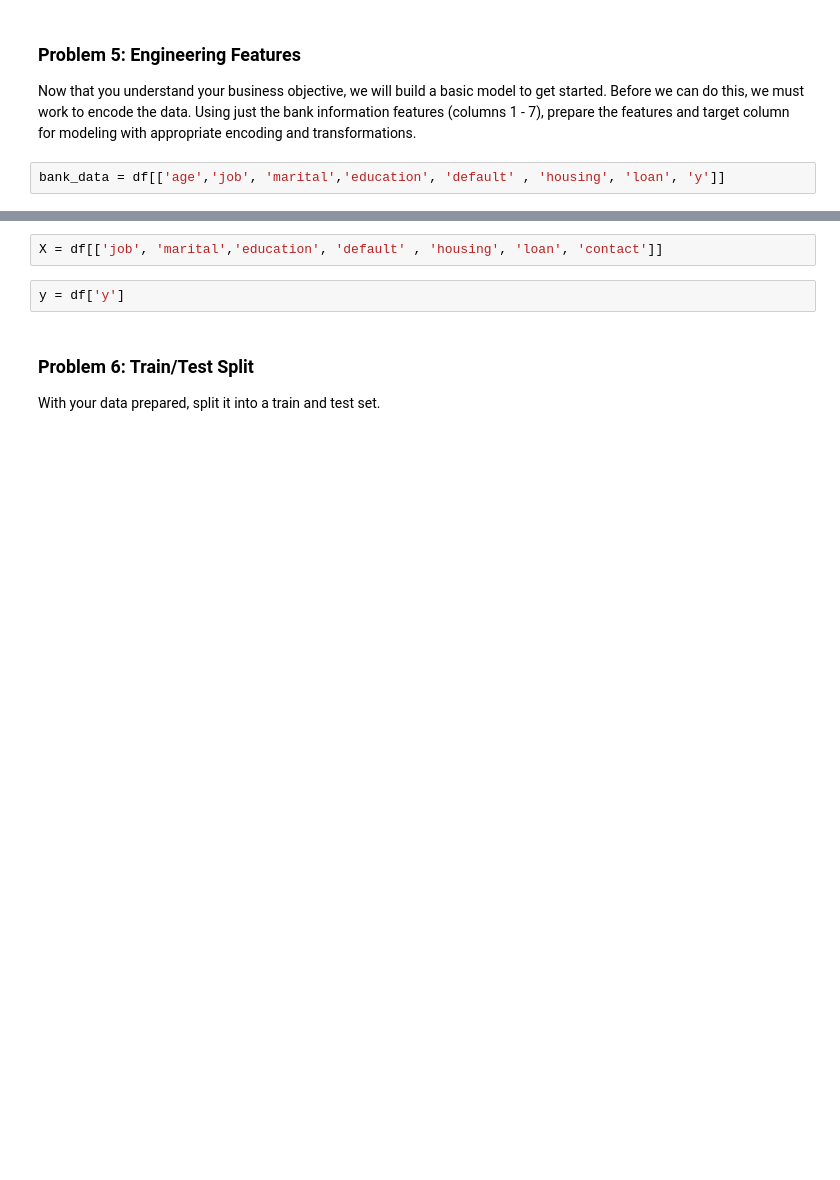
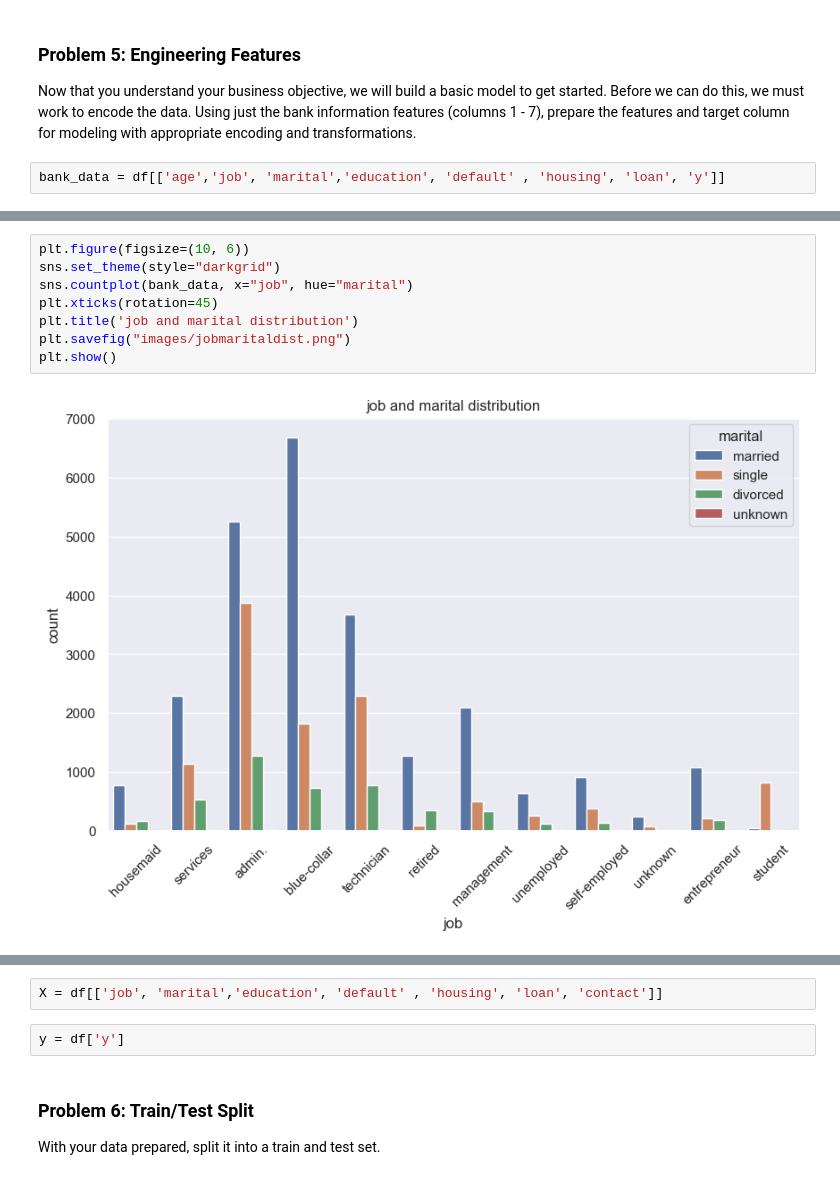
Before and after one commit to maskbit/classifier_comparison, a Jupyter notebook: prompt_III.ipynb, the cells around one changed output, grey strips where cells are left out. Drawn from its saved outputs; the diff is of its cells as text; blank space fills up the shorter version.

```diff
--- a/prompt_III.ipynb
+++ b/prompt_III.ipynb
@@ -147,0 +136,10 @@ profile.to_notebook_iframe()
+# %%
+plt.figure(figsize=(10, 6))
+sns.set_theme(style="darkgrid")
+sns.countplot(bank_data, x="job", hue="marital")
+plt.xticks(rotation=45)
+plt.title('job and marital distribution')
+plt.savefig("images/jobmaritaldist.png")
+plt.show()
+# %% [output]
+[figure, added]
```
Also changed, not shown: parts of 17 cells of this notebook, 4 other files.
